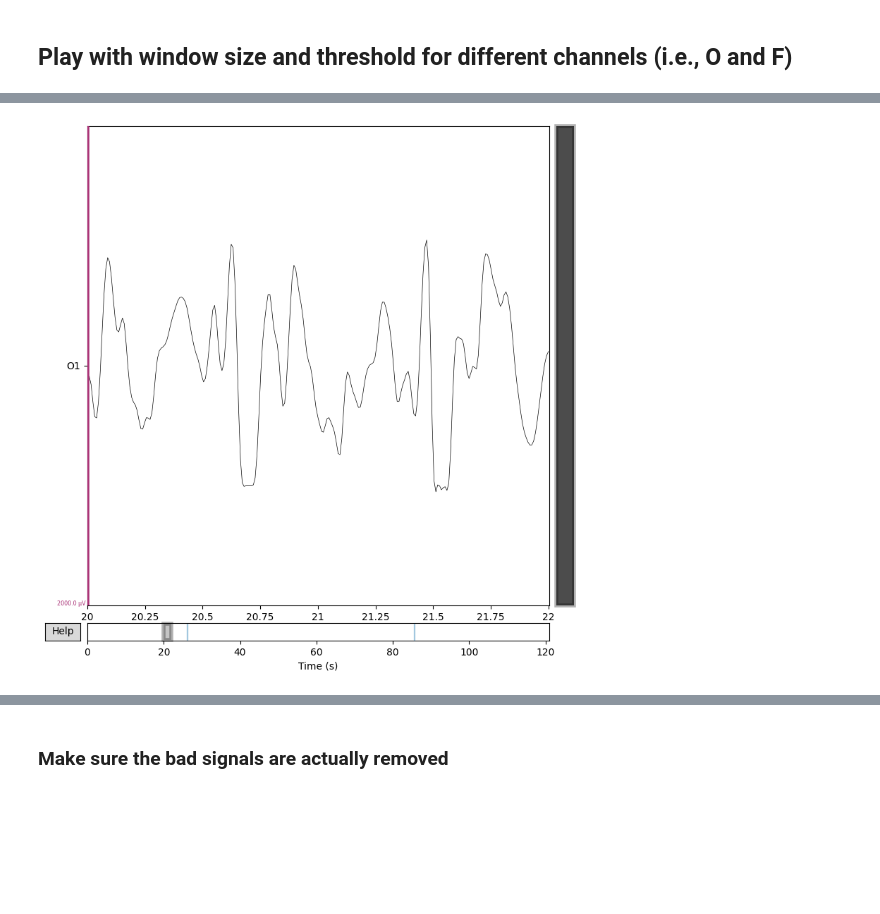
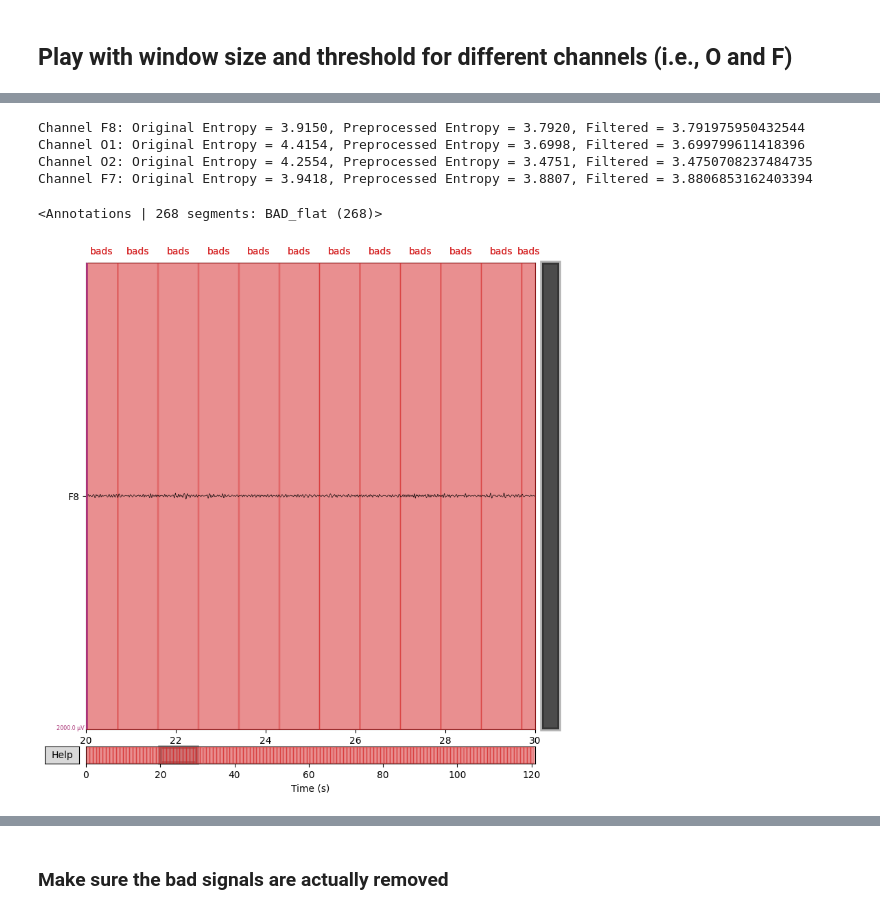
Before and after one commit to tanoManzo/EEG_2025, a Jupyter notebook: Preproc_raws_EEG_Dreem.ipynb, the cells around one changed output, grey strips where cells are left out. Cells and saved outputs as stored; diff of their text form; code cells hidden in the pictures; blank space fills up the shorter version.

```diff
--- a/Preproc_raws_EEG_Dreem.ipynb
+++ b/Preproc_raws_EEG_Dreem.ipynb
@@ -196,7 +249,7 @@ def detect_flat_channels(raw, threshold=1e-6):
     return flat_channels
 
 
-def detect_flat_segments(raw, window_size=0.1, threshold=1e-6):
+def detect_flat_segments(raw, window_size=0.9, threshold=1e-5):
     """
     Detects time periods where EEG signals are flat.
 
@@ -240,7 +293,7 @@ raw_data.set_annotations(mne.Annotations(onset=[], duration=[], description=[]))
 if flat_periods:
     onset = [seg[1] for seg in flat_periods]
     duration = [seg[2] - seg[1] for seg in flat_periods]
-    description = ["Flat signal" for _ in flat_periods]
+    description = ["BAD_flat" for _ in flat_periods]
 
     annotations = mne.Annotations(onset=onset, duration=duration, description=description)
     raw_data.set_annotations(annotations)
@@ -255,8 +317,59 @@ Added 15 annotations for flat segments.
+# %%
+import numpy as np
+import scipy.stats
+
+def compute_entropy(signal, bins=100):
+    """
+    Compute Shannon entropy of a signal.
+
+    Parameters:
+    - signal: 1D numpy array, EEG signal
+    - bins: Number of bins for histogram estimation
+
+    Returns:
+    - entropy value
+    """
+    hist, _ = np.histogram(signal, bins=bins, density=True)
+    hist = hist[hist > 0]  # Remove zero probabilities
+    return scipy.stats.entropy(hist)
+
+
+def exclude_flat_regions(raw, ch_name):
+    data = raw.get_data(picks=ch_name)[0]
+    sfreq = raw.info['sfreq']
+    mask = np.ones(len(data), dtype=bool)
+
+    for onset, duration, desc in zip(raw.annotations.onset, raw.annotations.duration, raw.annotations.description):
+        if desc == 'BAD_flat':
+            start_sample = int(onset * sfreq)
+            end_sample = int((onset + duration) * sfreq)
+            mask[start_sample:end_sample] = False
+
+
+    return data[mask]
+
+entropy_orig = [compute_entropy(exclude_flat_regions(raw_orig, ch)) for ch in raw_orig.ch_names]
+entropy_preproc = [compute_entropy(raw_data.get_data(picks=ch)[0]) for ch in raw_data.ch_names]
+entropy_preproc_filtered = [compute_entropy(exclude_flat_regions(raw_data, ch)) for ch in raw_data.ch_names]
+
+
+# Print entropy values for each channel
+for ch, e_orig, e_preproc, e_fil in zip(raw_orig.ch_names, entropy_orig, entropy_preproc, entropy_preproc_filtered):
+    print(f"Channel {ch}: Original Entropy = {e_orig:.4f}, Preprocessed Entropy = {e_preproc:.4f}, Filtered = {e_fil}")
+# %% [output]
+Channel F8: Original Entropy = 3.9150, Preprocessed Entropy = 3.7920, Filtered = 3.791975950432544
+Channel O1: Original Entropy = 4.4154, Preprocessed Entropy = 3.6998, Filtered = 3.699799611418396
+Channel O2: Original Entropy = 4.2554, Preprocessed Entropy = 3.4751, Filtered = 3.4750708237484735
+Channel F7: Original Entropy = 3.9418, Preprocessed Entropy = 3.8807, Filtered = 3.8806853162403394
+# %%
+print(raw_data.annotations)
+# %% [output]
+<Annotations | 268 segments: BAD_flat (268)>
 # %%
 # Plot EEG data with custom scalings
-channel = 'O1'
-raw_data.plot(picks=[channel], start=20, duration=2,scalings=100e-5)
+channel = 'F8'
+raw_data.plot(picks=[channel], start=20, duration=10,scalings=100e-5)
 #raw_data.plot(n_channels=len(raw_data.ch_names), scalings=scalings, title="EEG Data with Annotations")
 plt.close()
 # %% [output]
-[figure, old version]
+[figure, new version]
```
Also changed, not shown: parts of 17 cells of this notebook.
